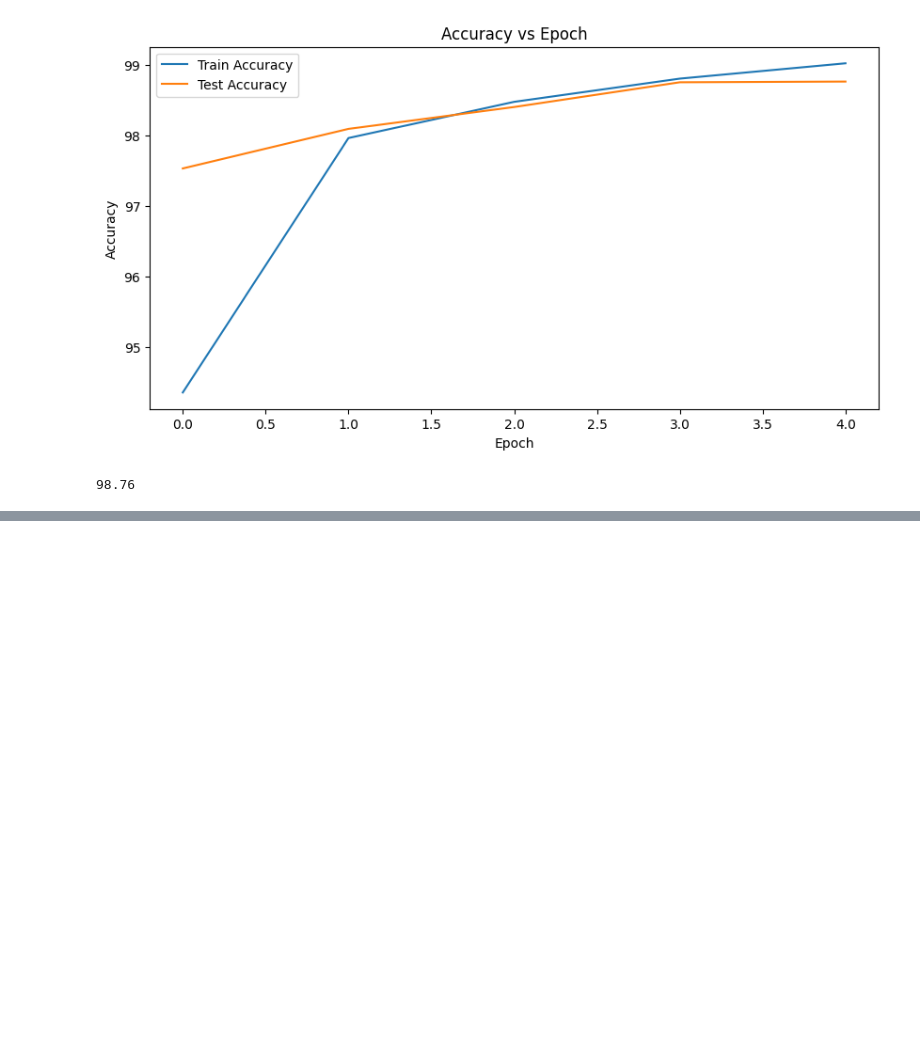
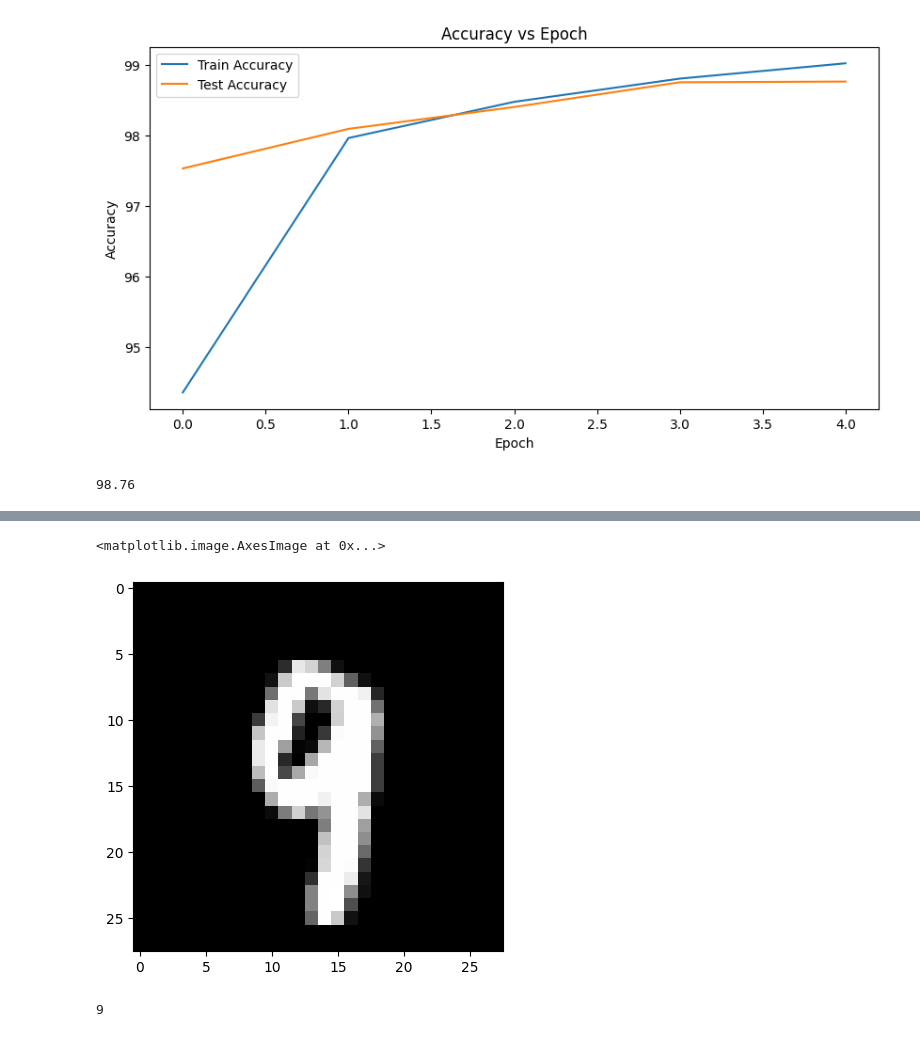
Before and after one commit to ethanvillalovoz/pytorch-basic-nn, a Jupyter notebook: src/5_CNN.ipynb, the cells around one changed output, grey strips where cells are left out. Saved outputs shown, nothing was run; the diff lists cells and outputs as text; code cells hidden in the pictures; blank space fills up the shorter version.

Commit message:
Send new image into the model

```diff
--- a/src/5_CNN.ipynb
+++ b/src/5_CNN.ipynb
@@ -254,0 +276,12 @@ correct/len(test_dataset)*100  # Total number of correct predictions
+# %%
+# Grab just the image data
+image_data = test_dataset[4143][0]  # Get the image tensor
+# %%
+# Reshape the image data to match the input shape of the model
+image_data = image_data.view(1, 1, 28, 28)
+# %%
+# Show the image
+plt.imshow(image_data.squeeze(), cmap='gray')
+# %% [output]
+<matplotlib.image.AxesImage at 0x...>
+[figure, added]
@@ -254,0 +294,5 @@ correct/len(test_dataset)*100  # Total number of correct predictions
+# %%
+# Check the predicted class
+predicted_class.item()  # Get the predicted class as a Python integer
+# %% [output]
+9
```
Also changed, not shown: parts of 2 cells of this notebook.
